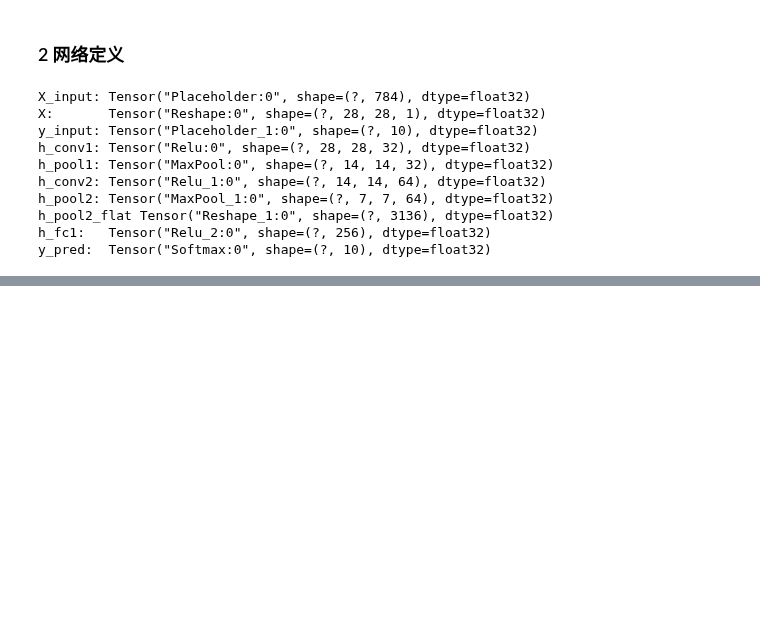
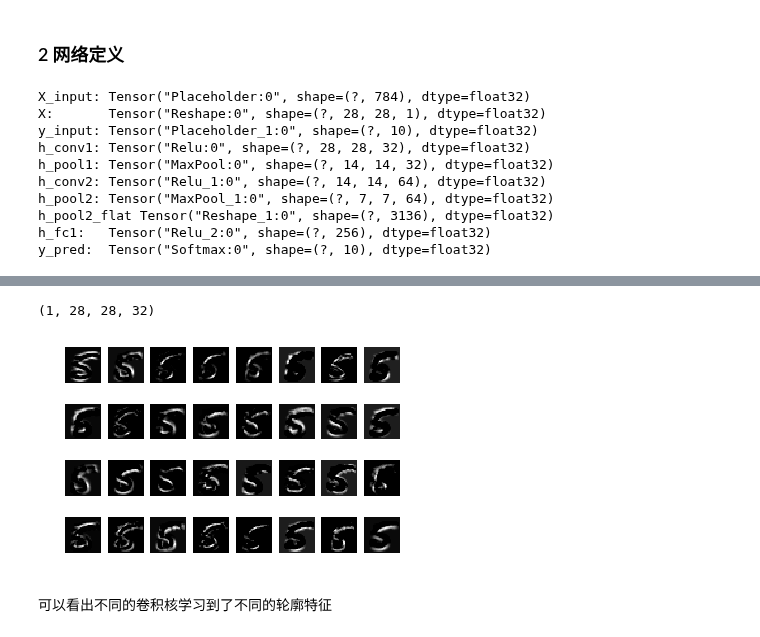
Before and after one commit to chenshiyang/Tensorflow-Projects, a Jupyter notebook: project01/CNN-for-MNIST.ipynb, the cells around one changed output, grey strips where cells are left out. Saved outputs shown, nothing was run; the diff lists cells and outputs as text; code cells hidden in the pictures; blank space fills up the shorter version.

```diff
--- a/project01/CNN-for-MNIST.ipynb
+++ b/project01/CNN-for-MNIST.ipynb
@@ -118,0 +201,17 @@ y_pred:  Tensor("Softmax:0", shape=(?, 10), dtype=float32)
+# %%
+X_img = img5.reshape([-1, 784])
+result = sess.run([h_conv1], feed_dict={X_input: X_img, keep_prob: 1.0})[0]
+type(result)
+print(result.shape)
+
+for i in range(result.shape[-1]):
+    show_img = result[:,:,:,i]
+    show_img = show_img.reshape([28, 28])
+    plt.subplot(4, 8, i+1)
+    plt.imshow(show_img, cmap='gray')
+    plt.axis('off')
+# %% [output]
+(1, 28, 28, 32)
+[figure, added]
+# %% [markdown]
+可以看出不同的卷积核学习到了不同的轮廓特征
```
Also changed, not shown: parts of 6 cells of this notebook, 1 other file.
